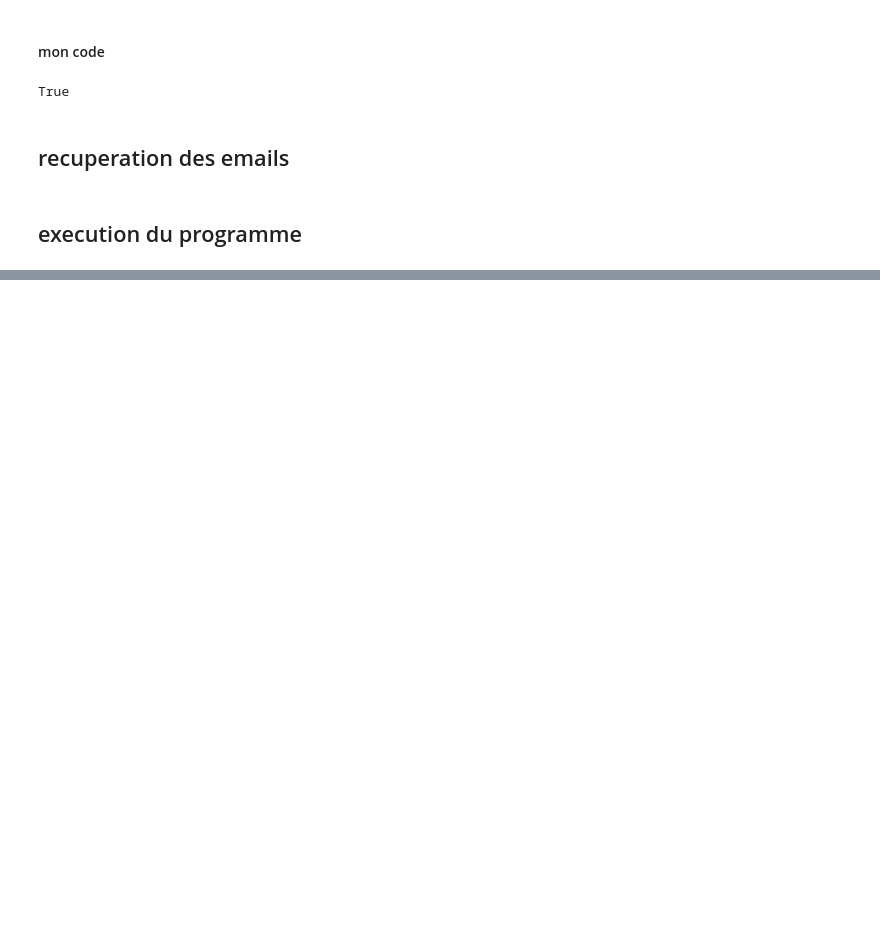
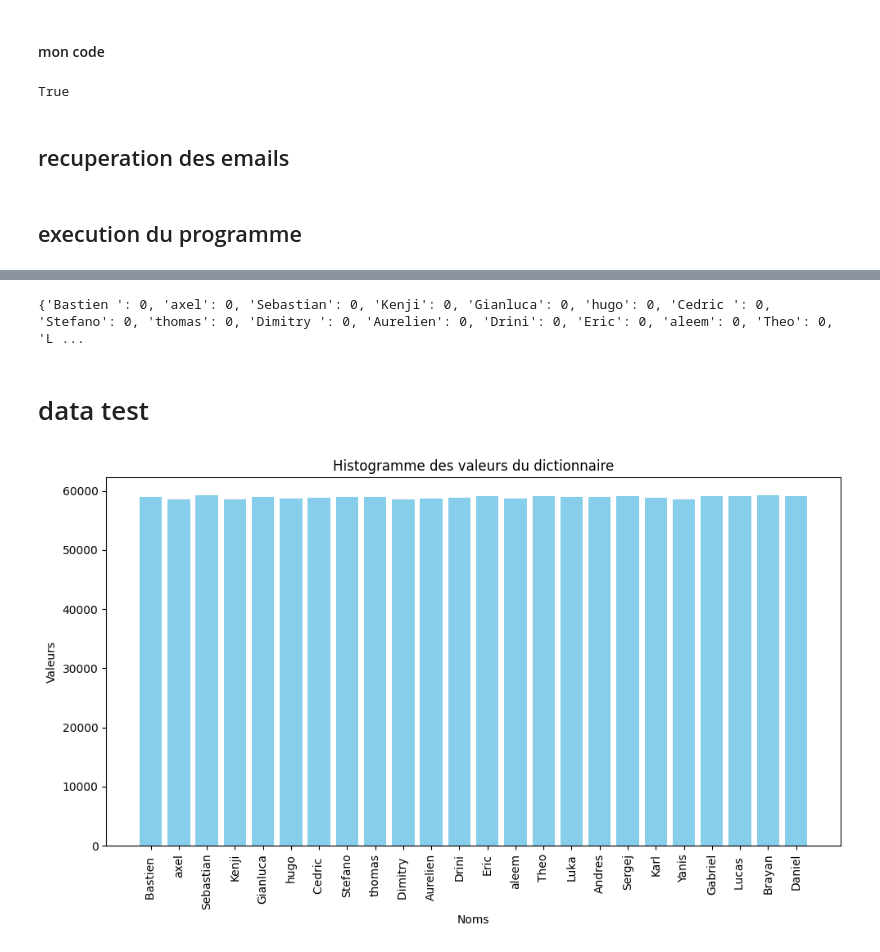
Before and after one commit to link1254/posterit, a Jupyter notebook: pour-la-posterit.ipynb, the cells around one changed output, grey strips where cells are left out. Saved outputs shown, nothing was run; the diff lists cells and outputs as text; code cells hidden in the pictures; blank space fills up the shorter version.

Commit message:
sans biais et test du sans biais

```diff
--- a/pour-la-posterit.ipynb
+++ b/pour-la-posterit.ipynb
@@ -502,0 +505,7 @@ message :voici le fichier encrypté contenant le nom de la personne ayant été
+# %%
+import random
+import os
+import tqdm # for progress bar
+
+NB_choisi_pour_clé = 3 # la clé de cryptage est de base coupé en 3. si on veut changer ce nombre il faut changer la fonction char_to_3_list
+NB_choisi_pour_clone=1
@@ -502,0 +647,21 @@ message :voici le fichier encrypté contenant le nom de la personne ayant été
+# %%
+import csv
+
+def initialize_dict_from_csv(file_path):
+    dico_compteur = {}
+    with open(file_path, mode='r', newline='') as file:
+        csv_reader = csv.reader(file)
+        next(csv_reader)  # Skip the header row
+        for row in csv_reader:
+            nom = row[1]  # Assuming the second column contains the names
+            dico_compteur[nom] = 0
+    return dico_compteur
+
+# Example usage
+file_path = 'Formulaire sans titre (réponses) - Réponses au formulaire 1.csv'
+dico_compteur = initialize_dict_from_csv(file_path)
+print(dico_compteur)
+# %% [output]
+{'Bastien ': 0, 'axel': 0, 'Sebastian': 0, 'Kenji': 0, 'Gianluca': 0, 'hugo': 0, 'Cedric ': 0, 'Stefano': 0, 'thomas': 0, 'Dimitry ': 0, 'Aurelien': 0, 'Drini': 0, 'Eric': 0, 'aleem': 0, 'Theo': 0, 'L ...
+# %% [markdown]
+# data test
@@ -502,0 +787,18 @@ message :voici le fichier encrypté contenant le nom de la personne ayant été
+# %%
+import matplotlib.pyplot as plt
+
+# Extraire les noms et les valeurs du dictionnaire
+noms = list(dico_compteur.keys())
+valeurs = list(dico_compteur.values())
+
+# Créer l'histogramme
+plt.figure(figsize=(10, 6))
+plt.bar(noms, valeurs, color='skyblue')
+plt.xlabel('Noms')
+plt.ylabel('Valeurs')
+plt.title('Histogramme des valeurs du dictionnaire')
+plt.xticks(rotation=90)
+plt.tight_layout()
+plt.show()
+# %% [output]
+[figure, added]
```
Also changed, not shown: parts of 7 cells of this notebook, 4 other files.
